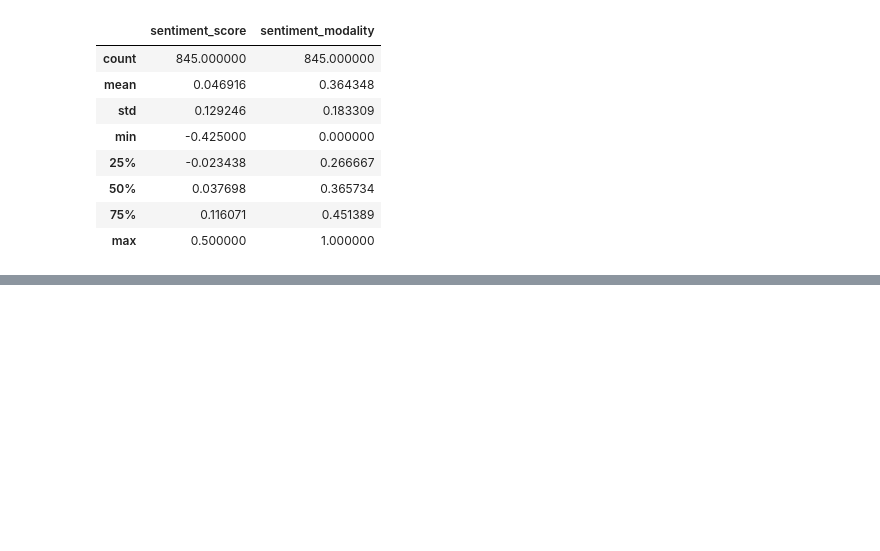
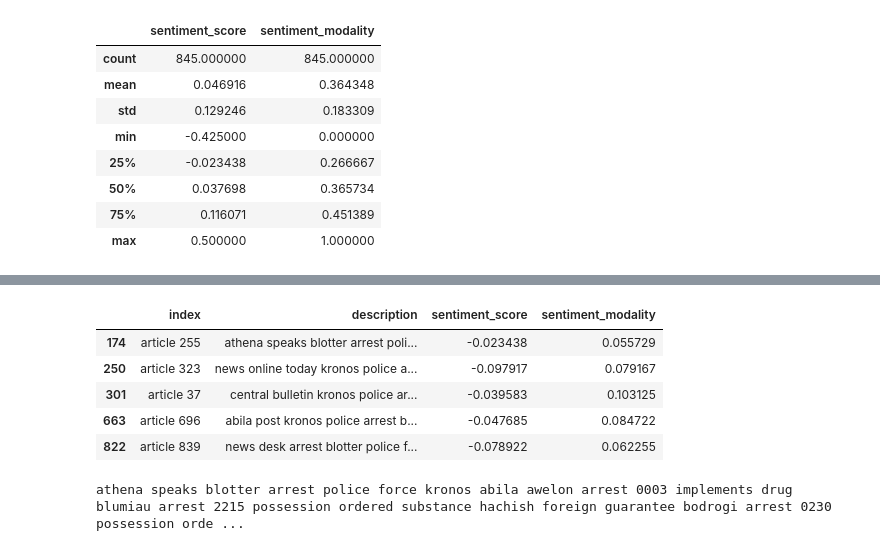
Before and after one commit to hypothetical-lemon/COMP4449-capstone, a Jupyter notebook: final/KronosKidnapping/heather_lemon_final_kidnappingreport.ipynb, the cells around one changed output, grey strips where cells are left out. Saved outputs shown, nothing was run; the diff lists cells and outputs as text; code cells hidden in the pictures; blank space fills up the shorter version.

```diff
--- a/final/KronosKidnapping/heather_lemon_final_kidnappingreport.ipynb
+++ b/final/KronosKidnapping/heather_lemon_final_kidnappingreport.ipynb
@@ -592,0 +637,14 @@ px.bar(articles_df, x='index', y='sentiment_modality')
+# %%
+arrest_df = police_news.query("description.str.contains('blotter')", engine='python', inplace=False)
+arrest_df
+# %% [output]
+|  | index | description | sentiment_score | sentiment_modality |
+| 174 | article 255 | athena speaks blotter arrest poli... | -0.023438 | 0.055729 |
+| 250 | article 323 | news online today kronos police a... | -0.097917 | 0.079167 |
+| 301 | article 37 | central bulletin kronos police ar... | -0.039583 | 0.103125 |
+| 663 | article 696 | abila post kronos police arrest b... | -0.047685 | 0.084722 |
+| 822 | article 839 | news desk arrest blotter police f... | -0.078922 | 0.062255 |
+# %%
+print(arrest_df.description.values[0])
+# %% [output]
+athena speaks blotter arrest police force kronos abila awelon arrest 0003 implements drug blumiau arrest 2215 possession ordered substance hachish foreign guarantee bodrogi arrest 0230 possession orde ...
```
Also changed, not shown: parts of 10 cells of this notebook.
